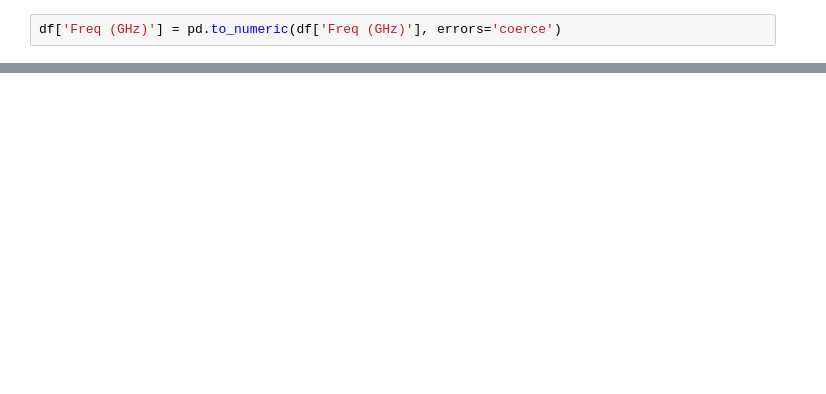
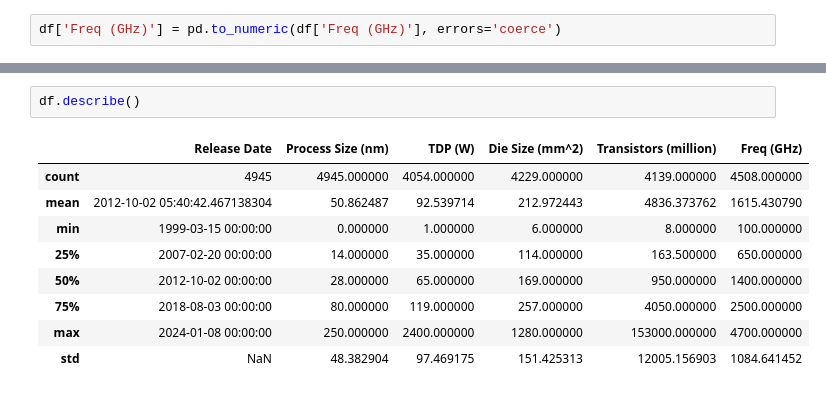
Before and after one commit to Mercymerine/Machine_Learning_1, a Jupyter notebook: Moore's_law.ipynb, the cells around one changed output, grey strips where cells are left out. Saved outputs shown, nothing was run; the diff lists cells and outputs as text; blank space fills up the shorter version.

```diff
--- a/Moore's_law.ipynb
+++ b/Moore's_law.ipynb
@@ -271,0 +321,12 @@ df.head()
+# %%
+df.describe()
+# %% [output]
+|  | Release Date | Process Size (nm) | TDP (W) | Die Size (mm^2) | Transistors (million) | Freq (GHz) |
+| count | 4945 | 4945.000000 | 4054.000000 | 4229.000000 | 4139.000000 | 4508.000000 |
+| mean | 2012-10-02 05:40:42.467138304 | 50.862487 | 92.539714 | 212.972443 | 4836.373762 | 1615.430790 |
+| min | 1999-03-15 00:00:00 | 0.000000 | 1.000000 | 6.000000 | 8.000000 | 100.000000 |
+| 25% | 2007-02-20 00:00:00 | 14.000000 | 35.000000 | 114.000000 | 163.500000 | 650.000000 |
+| 50% | 2012-10-02 00:00:00 | 28.000000 | 65.000000 | 169.000000 | 950.000000 | 1400.000000 |
+| 75% | 2018-08-03 00:00:00 | 80.000000 | 119.000000 | 257.000000 | 4050.000000 | 2500.000000 |
+| max | 2024-01-08 00:00:00 | 250.000000 | 2400.000000 | 1280.000000 | 153000.000000 | 4700.000000 |
+| std | NaN | 48.382904 | 97.469175 | 151.425313 | 12005.156903 | 1084.641452 |
```
Also changed, not shown: parts of 39 cells of this notebook.
